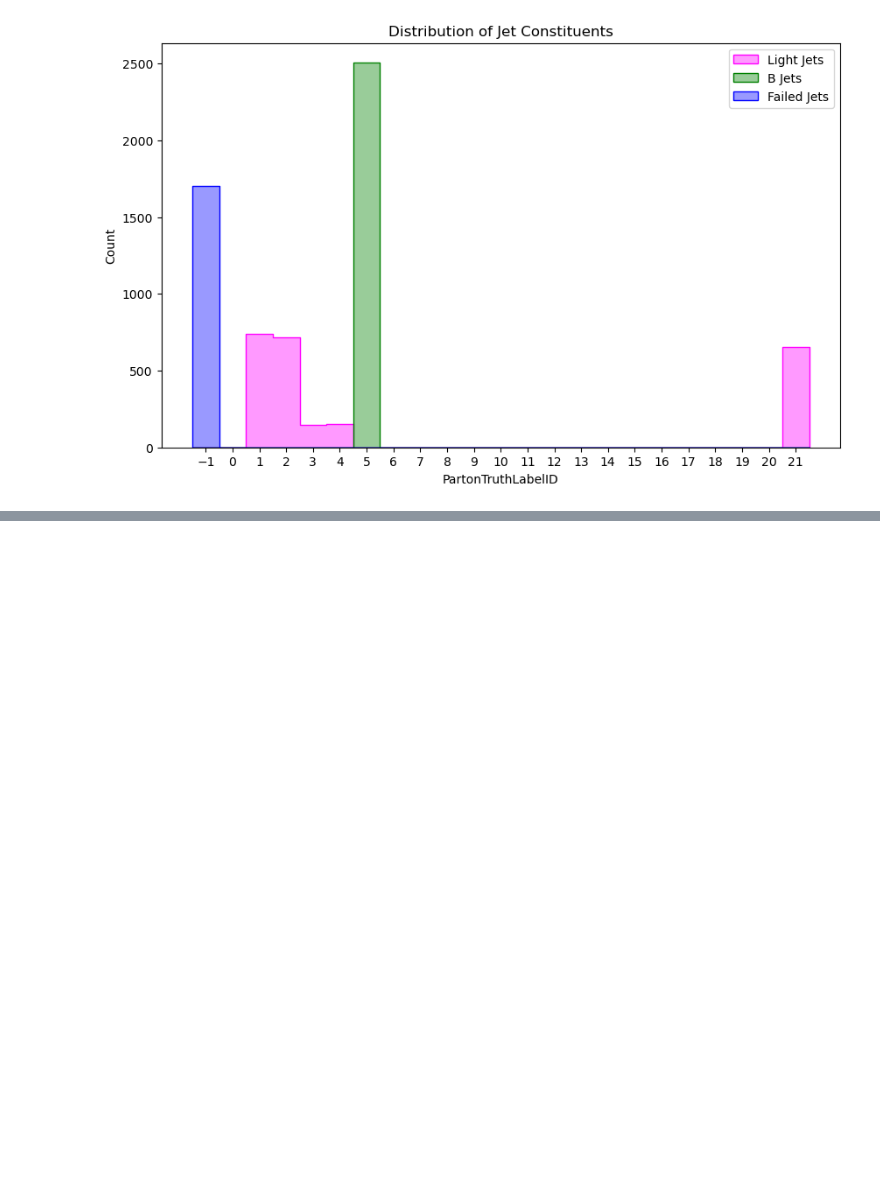
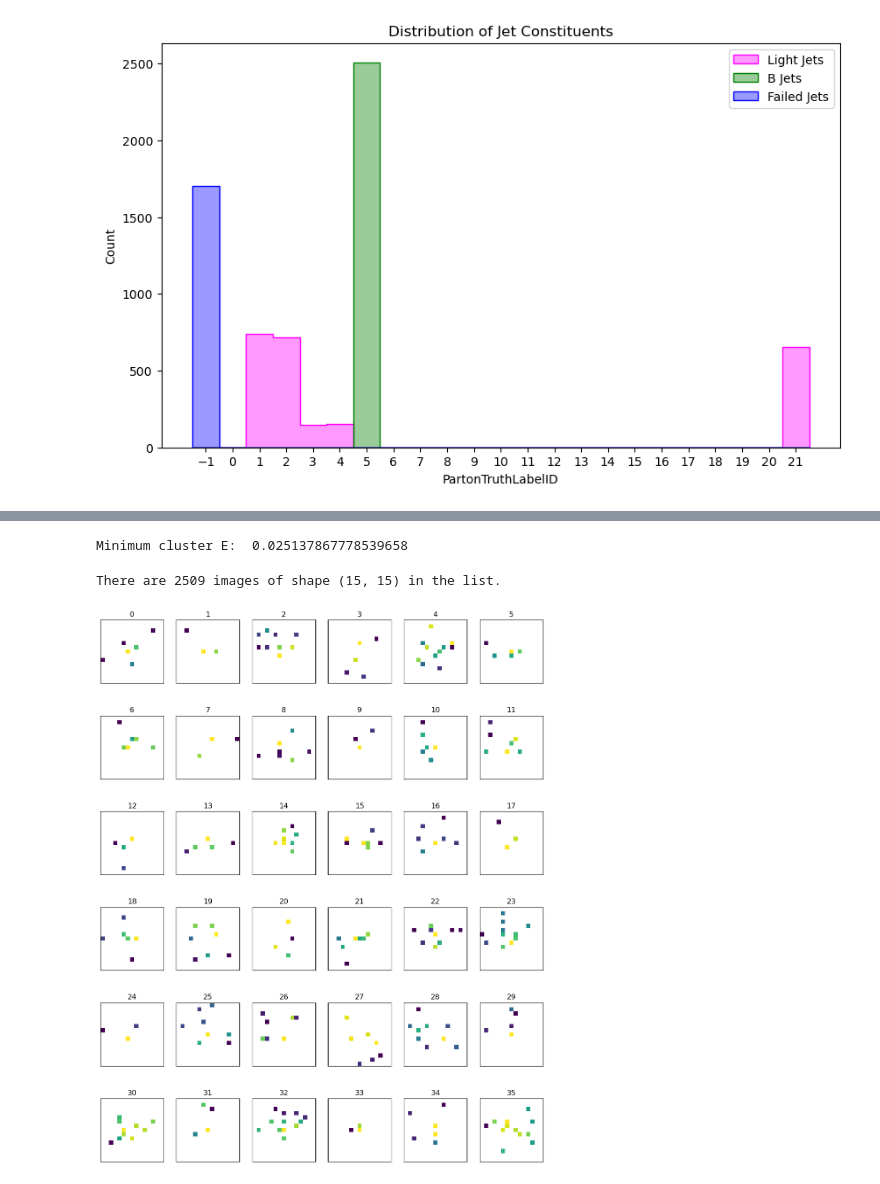
Before and after one commit to MSaadawy/QT, a Jupyter notebook: Samples/dylan/inspect.ipynb, the cells around one changed output, grey strips where cells are left out. Cells and saved outputs as stored; diff of their text form; code cells hidden in the pictures; blank space fills up the shorter version.

```diff
--- a/Samples/dylan/inspect.ipynb
+++ b/Samples/dylan/inspect.ipynb
@@ -197,0 +203,3 @@ plt.show()
+# %%
+bjets = df_flat[df_flat['jet_PartonTruthLabelID']==5]
+light_jets = df_flat[ (df_flat["jet_PartonTruthLabelID"] != 5) & (df_flat["jet_PartonTruthLabelID"] != -1)]
@@ -197,0 +213,8 @@ plt.show()
+# %%
+def convert_awkward_to_numpy(df, column_names):
+    for column_name in column_names:
+        df[column_name] = df[column_name].apply(lambda x: ak.to_numpy(x) if isinstance(x, ak.highlevel.Array) else x)
+    return df
+# %%
+columns = ['clus_E', 'clus_phi', 'clus_eta', 'clus_Et']
+bjets = convert_awkward_to_numpy(bjets.copy(), columns)
@@ -197,0 +231,7 @@ plt.show()
+# %%
+min_list = []
+for idx in range(len(light_jets['clus_E'])):
+    min_list.append(np.min(light_jets.iloc[idx]['clus_E']))
+print("Minimum cluster E: ", np.min(min_list))
+# %% [output]
+Minimum cluster E:  0.025137867778539658
@@ -197,0 +294,41 @@ plt.show()
+# %%
+pack = zip(
+           bjets['jet_E'],
+           bjets['jet_eta'],
+           bjets['jet_phi'],
+           bjets['clus_E'],
+           bjets['clus_eta'],
+           bjets['clus_phi']
+           )
+b_images = []
+for i, (jet_E, jet_eta,jet_phi, clus_E, clus_eta, clus_phi) in enumerate(pack):
+
+    clus_E   = clus_E / jet_E * 1000 # jet image weights = fraction of jet E in image cell
+
+   # Center the image about jet_eta and jet_phi
+    clus_eta,clus_phi = translate(jet_eta,jet_phi,clus_eta,clus_phi)
+    etaedges,phiedges = pixel_edges()
+
+    img = createImage((clus_eta,clus_phi,clus_E), pixel_edges(), )
+    # img = normalize(img)
+    b_images.append(img)
+# %%
+num_images = len(b_images)
+print(f"There are {num_images} images of shape {b_images[0].shape} in the list.")
+# %% [output]
+There are 2509 images of shape (15, 15) in the list.
+# %%
+def plot_gallery(images, titles, n_row=3, n_col=6):
+    """Helper function to plot a gallery of portraits"""
+    plt.figure(figsize=(1.7 * n_col, 2.3 * n_row))
+    plt.subplots_adjust(bottom=0, left=.01, right=.99, top=.90, hspace=.35)
+    for i in range(n_row * n_col):
+        plt.subplot(n_row, n_col, i + 1,)
+        plt.imshow(images[i], norm=LogNorm())
+        plt.title(titles[i], size=12)
+        plt.xticks(())
+        plt.yticks(())
+
+plot_gallery(b_images, range(len(b_images)), n_row=6, n_col=6)
+# %% [output]
+[figure, added]
```
Also changed, not shown: parts of 49 cells of this notebook.
